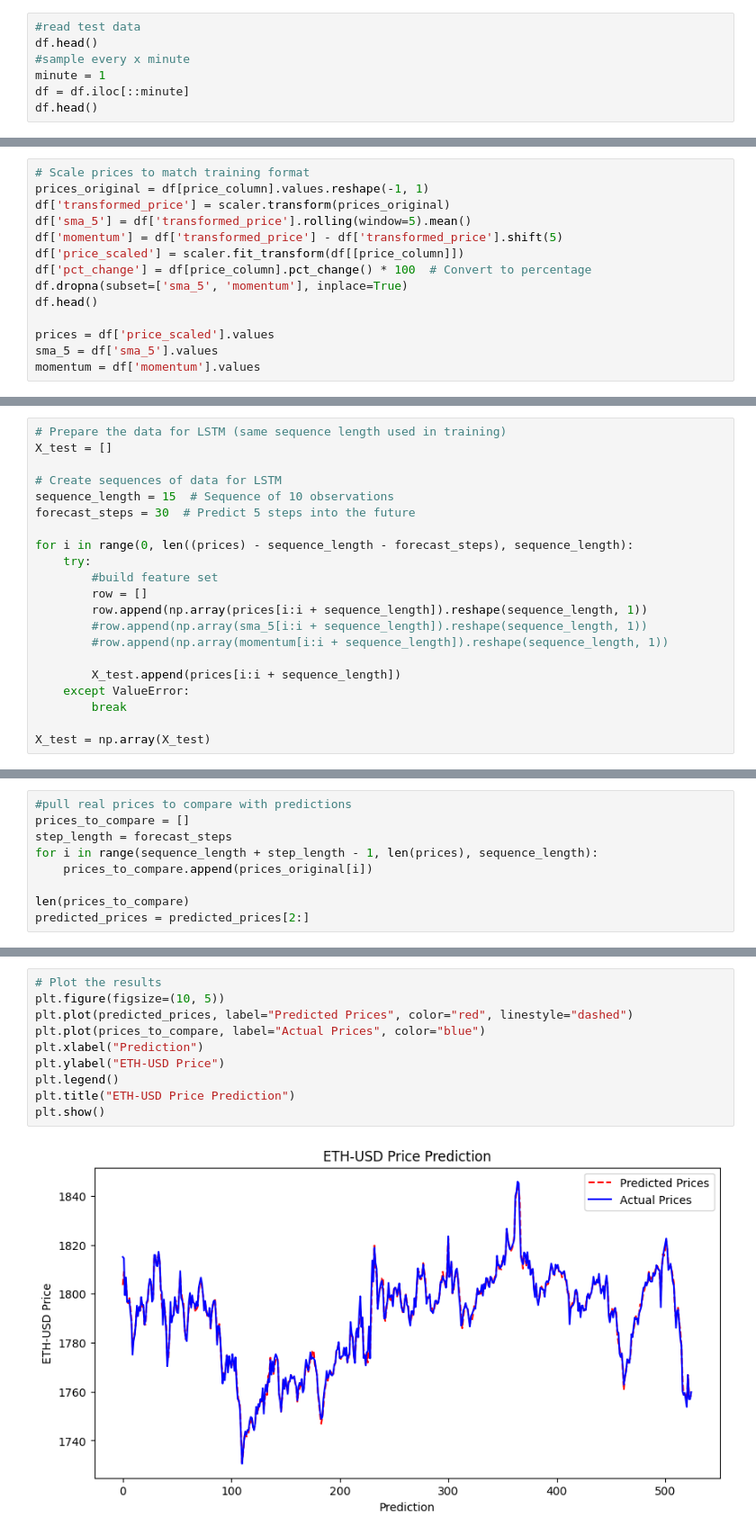
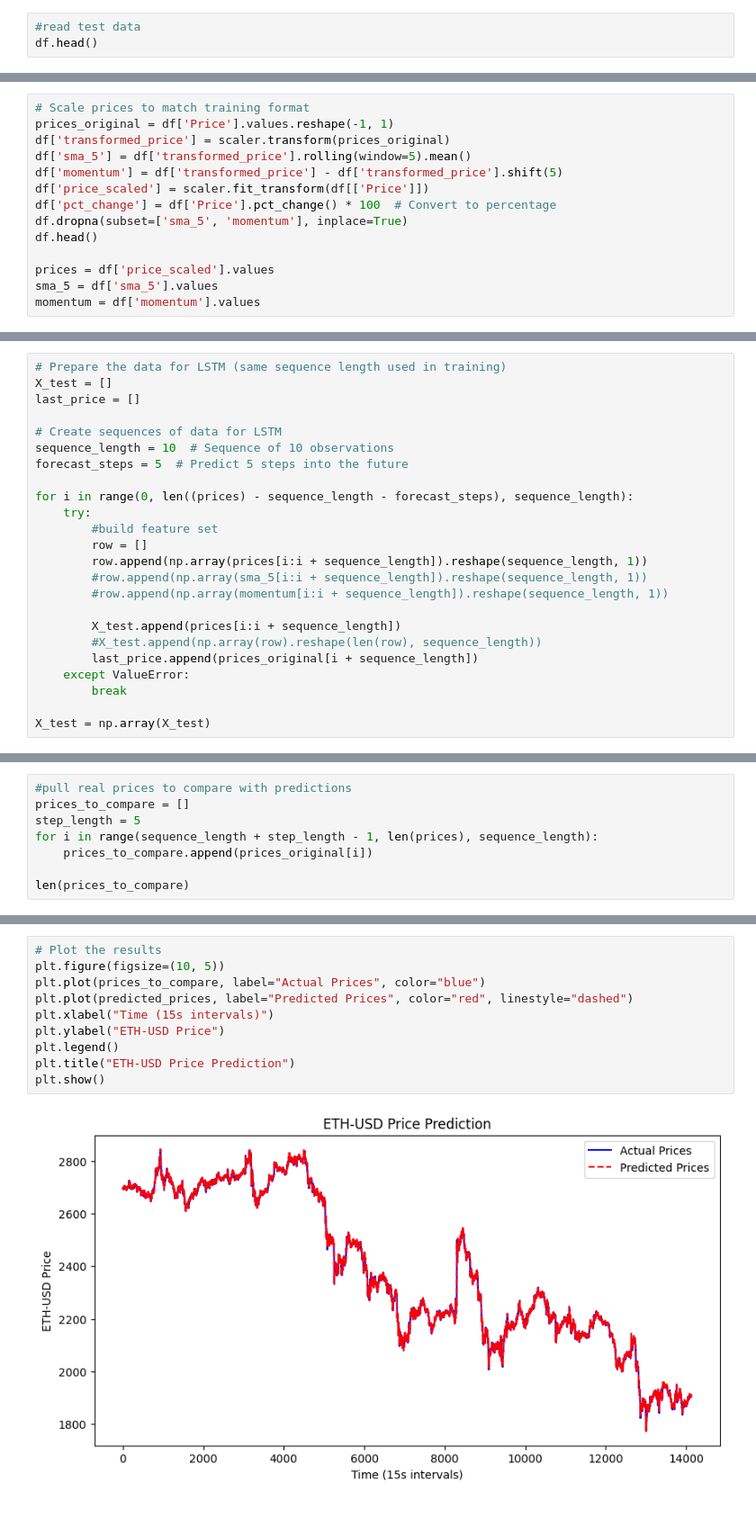
Before and after one commit to mmandelb2201/AITrader, a Jupyter notebook: model/model performance stats/model_tester.ipynb, the cells around one changed output, grey strips where cells are left out. Shown at 90% size. Drawn from its saved outputs; the diff is of its cells as text.

```diff
--- a/model/model performance stats/model_tester.ipynb
+++ b/model/model performance stats/model_tester.ipynb
@@ -32,8 +28,4 @@ MinMaxScaler()
 # %%
 #read test data
 df.head()
-#sample every x minute
-minute = 1
-df = df.iloc[::minute]
-df.head()
 # %% [output]
@@ -46,11 +38,11 @@ df.head()
 # %%
 # Scale prices to match training format
-prices_original = df[price_column].values.reshape(-1, 1)
+prices_original = df['Price'].values.reshape(-1, 1)
 df['transformed_price'] = scaler.transform(prices_original)
 df['sma_5'] = df['transformed_price'].rolling(window=5).mean()
 df['momentum'] = df['transformed_price'] - df['transformed_price'].shift(5)
-df['price_scaled'] = scaler.fit_transform(df[[price_column]])
-df['pct_change'] = df[price_column].pct_change() * 100  # Convert to percentage
+df['price_scaled'] = scaler.fit_transform(df[['Price']])
+df['pct_change'] = df['Price'].pct_change() * 100  # Convert to percentage
 df.dropna(subset=['sma_5', 'momentum'], inplace=True)
 df.head()
 
@@ -60,10 +54,11 @@ momentum = df['momentum'].values
 # %%
 # Prepare the data for LSTM (same sequence length used in training)
 X_test = []
+last_price = []
 
 # Create sequences of data for LSTM
-sequence_length = 15  # Sequence of 10 observations
-forecast_steps = 30  # Predict 5 steps into the future
+sequence_length = 10  # Sequence of 10 observations
+forecast_steps = 5  # Predict 5 steps into the future
 
 for i in range(0, len((prices) - sequence_length - forecast_steps), sequence_length):
     try:
@@ -74,6 +69,8 @@ for i in range(0, len((prices) - sequence_length - forecast_steps), sequence_len
         #row.append(np.array(momentum[i:i + sequence_length]).reshape(sequence_length, 1))
 
         X_test.append(prices[i:i + sequence_length])
+        #X_test.append(np.array(row).reshape(len(row), sequence_length))
+        last_price.append(prices_original[i + sequence_length])
     except ValueError:
         break
 
@@ -93,9 +90,8 @@ len(predictions)
 # %%
 #pull real prices to compare with predictions
 prices_to_compare = []
-step_length = forecast_steps
+step_length = 5
 for i in range(sequence_length + step_length - 1, len(prices), sequence_length):
     prices_to_compare.append(prices_original[i])
 
 len(prices_to_compare)
-predicted_prices = predicted_prices[2:]
@@ -118,15 +112,15 @@ Average Percentage Difference: 0.06825585763113978%
 # %%
 # Plot the results
 plt.figure(figsize=(10, 5))
+plt.plot(prices_to_compare, label="Actual Prices", color="blue")
 plt.plot(predicted_prices, label="Predicted Prices", color="red", linestyle="dashed")
-plt.plot(prices_to_compare, label="Actual Prices", color="blue")
-plt.xlabel("Prediction")
+plt.xlabel("Time (15s intervals)")
 plt.ylabel("ETH-USD Price")
 plt.legend()
 plt.title("ETH-USD Price Prediction")
 plt.show()
 # %% [output]
-[figure, old version]
+[figure, new version]
 # %%
 correct_buy_predictions = 0
 incorrect_buy_predictions = 0
```
Also changed, not shown: parts of 14 cells of this notebook, 33 other files.
